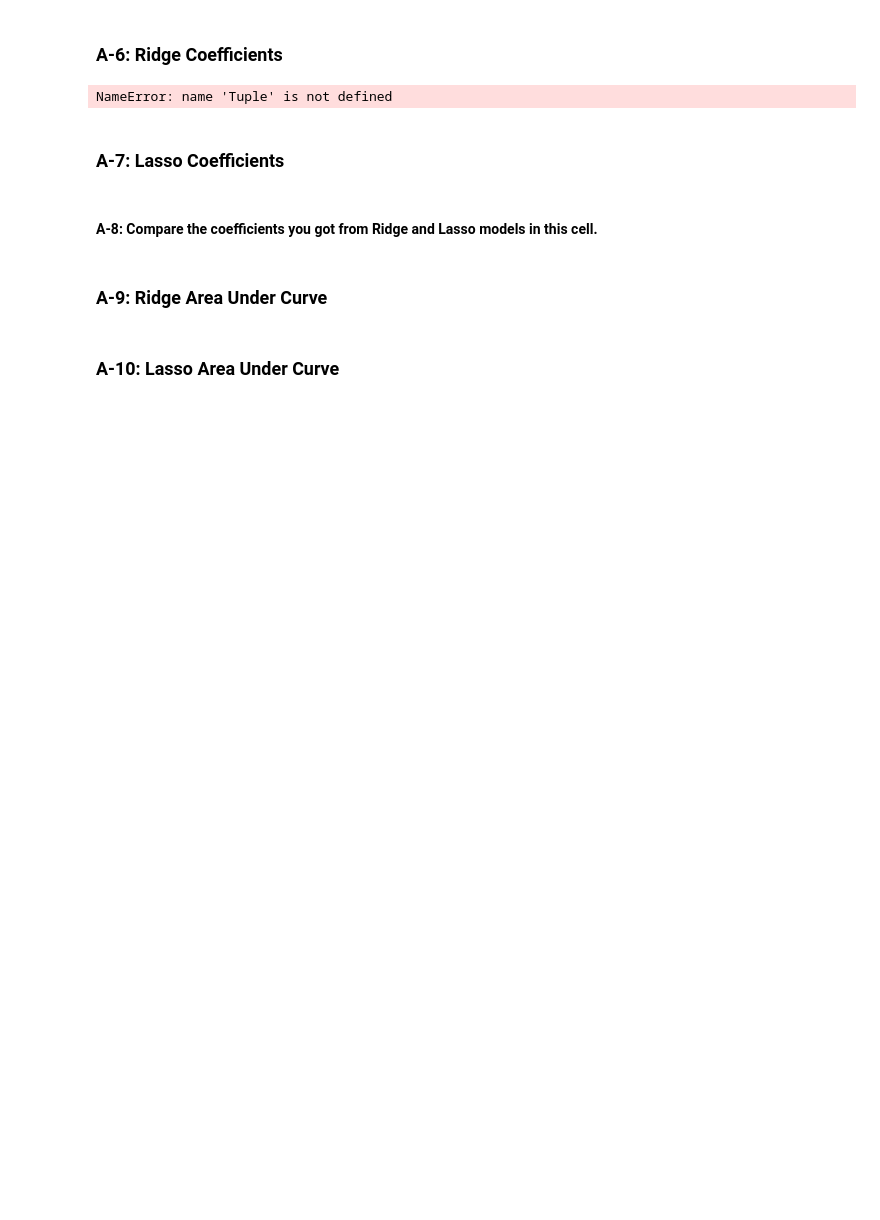
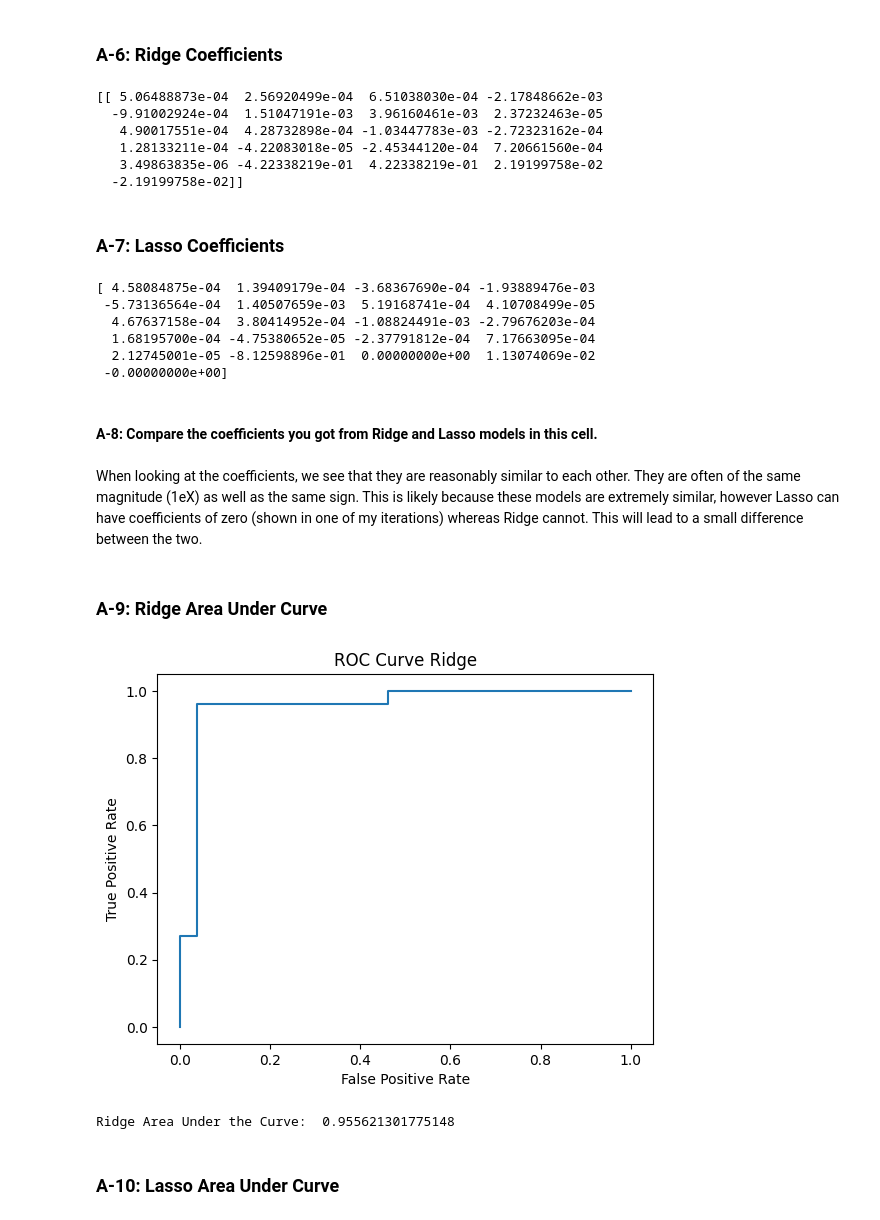
Before and after one commit to Tombo-Combo77/633Hw2, a Jupyter notebook: CSCE633_HW2_Starter_Notebook.ipynb, the cells around one changed output. Drawn from its saved outputs; the diff is of its cells as text; code cells hidden in the pictures; blank space fills up the shorter version.

```diff
--- a/CSCE633_HW2_Starter_Notebook.ipynb
+++ b/CSCE633_HW2_Starter_Notebook.ipynb
@@ -194,11 +196,19 @@ def ridge_coefficients(x_train: np.ndarray, y_train:np.ndarray, optimal_alpha:fl
     '''
         Return a tuple consisting of trained Ridge model with alpha as optimal_alpha and the coefficients of the model
     '''
-    ########################
-    ## Your Solution Here ##
-    ########################
+    model = Ridge(alpha = optimal_alpha,  max_iter = max_iter)
+    model.fit(x_train, y_train)
+    return tuple([model, model.coef_])
+
+model_R, rCoef = ridge_coefficients(trFeat, trLbl, opt_alphaR)
+print(rCoef)
 # %% [output]
-NameError: name 'Tuple' is not defined
+[[ 5.06488873e-04  2.56920499e-04  6.51038030e-04 -2.17848662e-03
+  -9.91002924e-04  1.51047191e-03  3.96160461e-03  2.37232463e-05
+   4.90017551e-04  4.28732898e-04 -1.03447783e-03 -2.72323162e-04
+   1.28133211e-04 -4.22083018e-05 -2.45344120e-04  7.20661560e-04
+   3.49863835e-06 -4.22338219e-01  4.22338219e-01  2.19199758e-02
+  -2.19199758e-02]]
 # %% [markdown]
 ### A-7: Lasso Coefficients
 # %%
@@ -206,23 +216,49 @@ def lasso_coefficients(x_train: np.ndarray, y_train:np.ndarray, optimal_alpha:fl
     '''
         Return a tuple consisting of trained Lasso model with alpha as optimal_alpha and the coefficients of the model
     '''
-    ########################
-    ## Your Solution Here ##
-    ########################
+    model = Lasso(alpha = optimal_alpha,  max_iter = max_iter)
+    model.fit(x_train, y_train)
+    return tuple([model, model.coef_])
+
+model_L, lCoef = lasso_coefficients(trFeat, trLbl, opt_alphaL)
+print(lCoef)
+# %% [output]
+[ 4.58084875e-04  1.39409179e-04 -3.68367690e-04 -1.93889476e-03
+ -5.73136564e-04  1.40507659e-03  5.19168741e-04  4.10708499e-05
+  4.67637158e-04  3.80414952e-04 -1.08824491e-03 -2.79676203e-04
+  1.68195700e-04 -4.75380652e-05 -2.37791812e-04  7.17663095e-04
+  2.12745001e-05 -8.12598896e-01  0.00000000e+00  1.13074069e-02
+ -0.00000000e+00]
 # %% [markdown]
 #### A-8: Compare the coefficients you got from Ridge and Lasso models in this cell.
+# %% [markdown]
+When looking at the coefficients, we see that they are reasonably similar to each other. They are often of the same magnitude (1eX) as well as the same sign. This is likely because these models are extremely similar, however Lasso can have coefficients of zero (shown in one of my iterations) whereas Ridge cannot. This will lead to a small difference between the two.
 # %% [markdown]
 ### A-9: Ridge Area Under Curve
 # %%
 def ridge_area_under_curve(model_R, x_test: np.ndarray, y_test: np.ndarray) -> float:
     '''
         return area under the curve measurements of trained Ridge model used to find coefficients, i.e., model tarined with optimal_aplha
         Also plot the ROC Curve using false_positive_rate, true_positive_rate as x and y axes calculated from roc_curve
     '''
     ## YOUR CODE HERE
+    fpr, tpr, thresholds = metrics.roc_curve(y_test, model_R.predict(x_test))
+    auc = metrics.auc(fpr, tpr)
 
-ridge_auc = ridge_area_under_curve(model_R, X_test, y_test)
-print(ridge_auc)
+    #Plotting the ROC curve
+    plt.plot(fpr, tpr)
+    plt.xlabel("False Positive Rate")
+    plt.ylabel("True Positive Rate")
+    plt.title("ROC Curve Ridge")
+    plt.show()
+
+    return auc
+
+ridge_auc = ridge_area_under_curve(model_R, tstFeat, tstLbl)
+print("Ridge Area Under the Curve: ", ridge_auc)
+# %% [output]
+[figure, added]
+Ridge Area Under the Curve:  0.955621301775148
 # %% [markdown]
 ### A-10: Lasso Area Under Curve
 # %%
```
Also changed, not shown: parts of 9 cells of this notebook, 2 other files.
